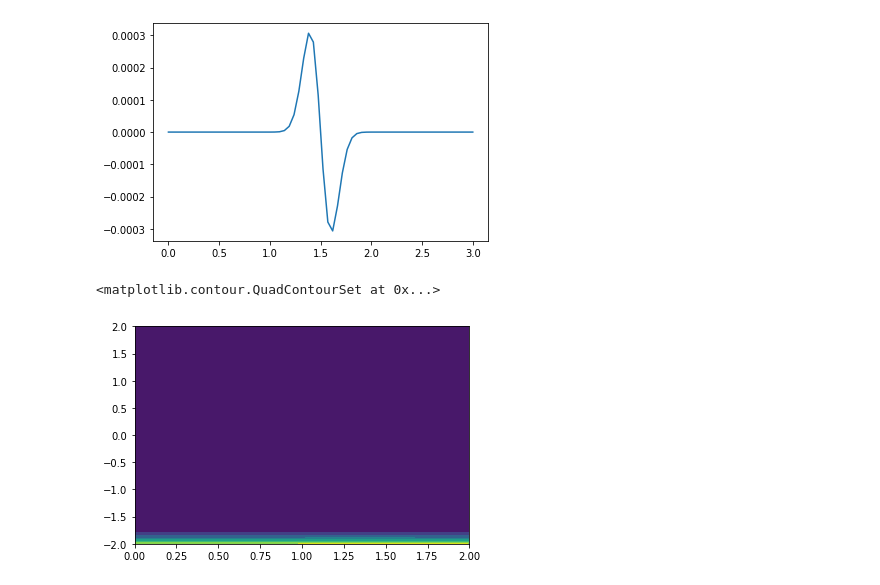
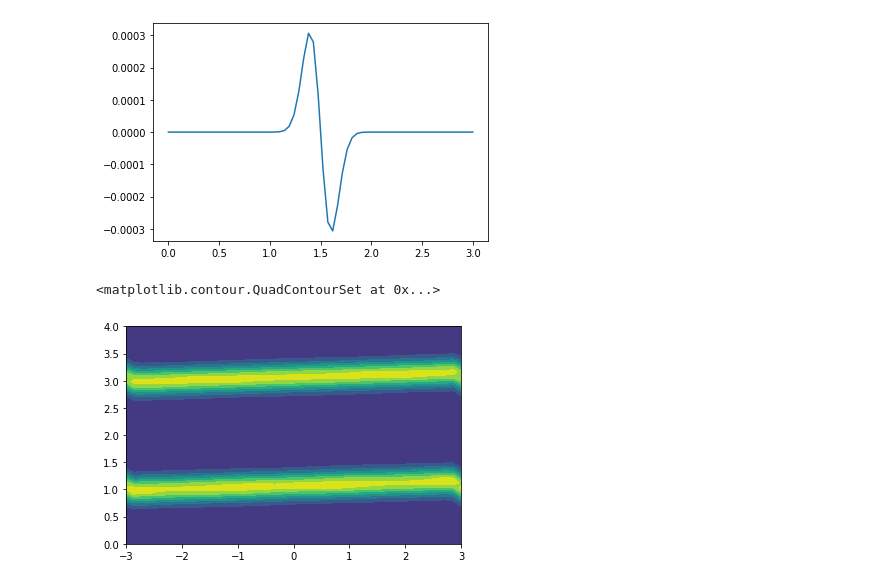
Before and after one commit to mdgordillob/plasmonics, a Jupyter notebook: Untitled19.ipynb, the cells around one changed output. Saved outputs shown, nothing was run; the diff lists cells and outputs as text; code cells hidden in the pictures.

```diff
--- a/Untitled19.ipynb
+++ b/Untitled19.ipynb
@@ -100,11 +71,16 @@ plt.plot(x,E)
 [figure]
 # %%
 g=0
+def normalize(v):
+    norm = np.linalg.norm(v)
+    if norm == 0:
+        return v
+    return v / norm
 def Efield(f,x,v,N,M):
     ne=np.zeros(N)
     for i in range(N):
-        ne[i] = np.trapz(f[i,:], x)
-    rho=1-ne
+        ne[i] = np.trapz(x,f[i,:])
+    rho=ne-1
     rho=np.transpose(rho)
     A=np.zeros((N,N))
     A.fill(-1)
@@ -116,50 +92,58 @@ def Efield(f,x,v,N,M):
 def BC(f,M):
     f=np.transpose(f)
     for j in range(0,M):
-        f[0][j]=0.5*(f[0][j]+f[M-1][j])
-        f[M-1][j]= f[0][j]
+        f[j][0]=0.5*(f[j][0]+f[j][M-1])
+        f[j][M-1]= f[j][0]
     f=np.transpose(f)
     return f
 
 def f0(x,v):
     L=2
     f=(0.5/np.sqrt(vth2*np.pi)) * np.exp(-((v-vs1)*(v-vs1))/vth2)
     f+=(0.5/np.sqrt(vth2*np.pi)) * np.exp(-((v-vs2)*(v-vs2))/vth2)*(1+0.02*np.cos(3*np.pi*x/L))
     return f
 dt=0.01
-vth2 = 0.02
-vmax=2
-L=2
-N=125
-M=125
+vth2 = 0.125
+vmax=3
+L=4
+N=44
+M=44
 dx=L/N
 dv=vmax/M
 x=np.linspace(0,L,N)
 v=np.linspace(-vmax,vmax,M)
 vs1 = 1.6
 vs2 = -1.4
 f99=np.zeros((N,M))
 fnew4=np.zeros((N,M))
 fnew5=np.zeros((N,M))
 fnew6=np.zeros((N,M))
 X,V=np.meshgrid(x,v,indexing="xy")
 fnew4=f0(X,V)
-while(g<26):
-    grid_z2 =interp2d(v,x,fnew4)
-    fnew4=grid_z2(v,x-0.5*v*dt)
+while(g<6):
+    grid_z2 =interp2d(v,x,fnew4,kind="cubic")
+    for i in range(0,N):
+        for j in range (0,M):
+            fnew4[i][j]=grid_z2(v[i],np.abs(x[j]-0.5*v[i]*dt))
+    fnew4=BC(fnew4,M)
     E=Efield(fnew4,x,v,N,M)
+    grid_z2 =interp2d(v,x,fnew4,kind="cubic")
+    for i in range(0,N):
+        for j in range (0,M):
+            fnew4[i][j]=grid_z2(v[i]-E[j]*dt,x[j])
     fnew4=BC(fnew4,M)
-    grid_z2 =interp2d(v,x,fnew4)
-    fnew4 = grid_z2(v+E*dt,x)
+    grid_z2 =interp2d(v,x,fnew4,kind="cubic")
+    for i in range(0,N):
+        for j in range (0,M):
+            fnew4[i][j]=grid_z2(v[i],np.abs(x[j]-0.5*v[i]*dt))
     fnew4=BC(fnew4,M)
-    grid_z2 =interp2d(v,x,fnew4)
-    fnew4 = grid_z2(v,x-0.5*v*dt)
-    fnew4=BC(fnew4,M)
+    fnew4=normalize(fnew4)
     g=g+1
-plt.contourf(x ,v,fnew4)
+
+plt.contourf(v,x,fnew4)
 # %% [output]
 <matplotlib.contour.QuadContourSet at 0x...>
-[figure, old version]
+[figure, new version]
 # %%
 def interp(f,x,v,dx,dv,N,M):
     fi=(x-0)/dx
```
Also changed, not shown: parts of 2 cells of this notebook.
